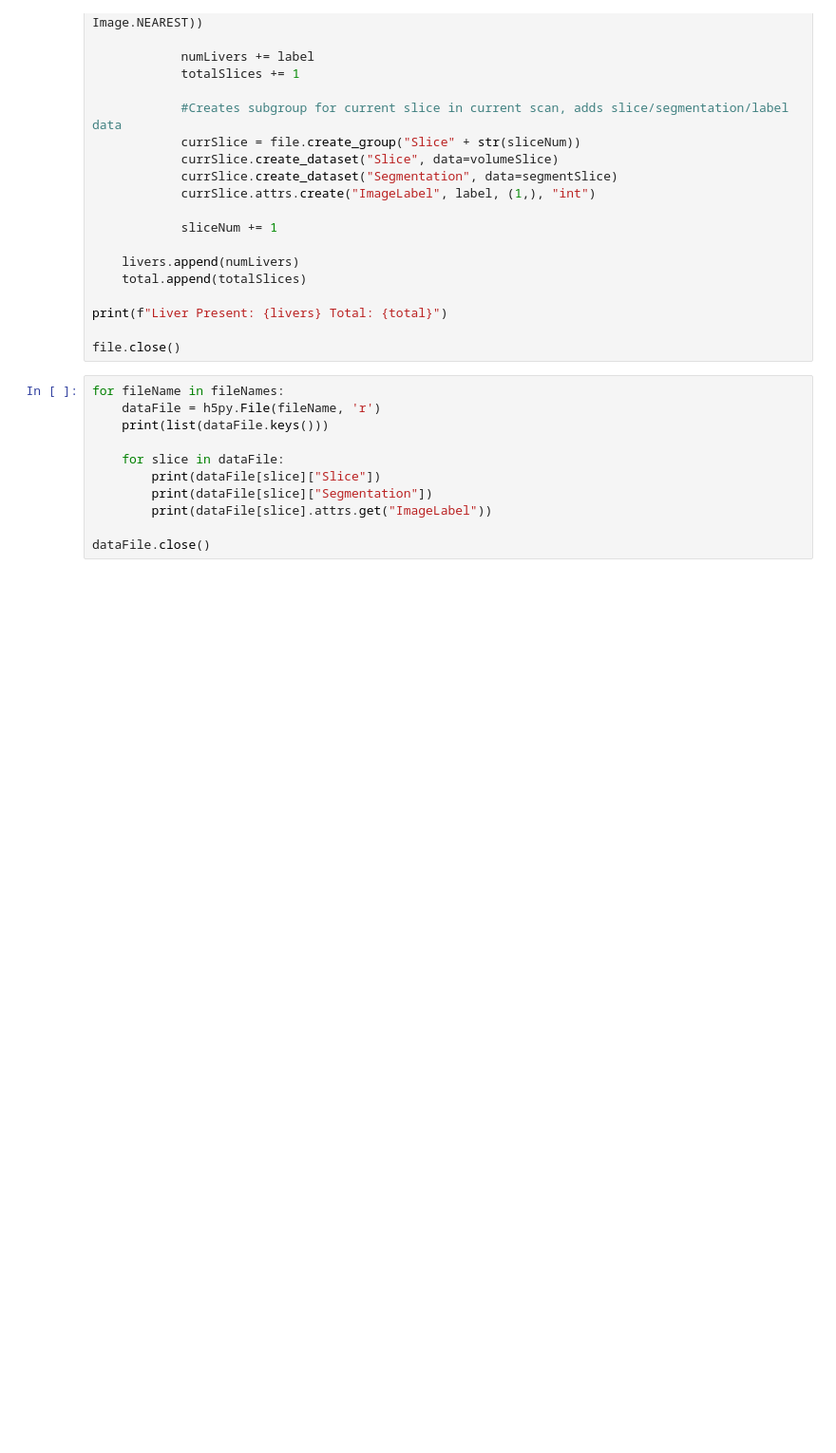
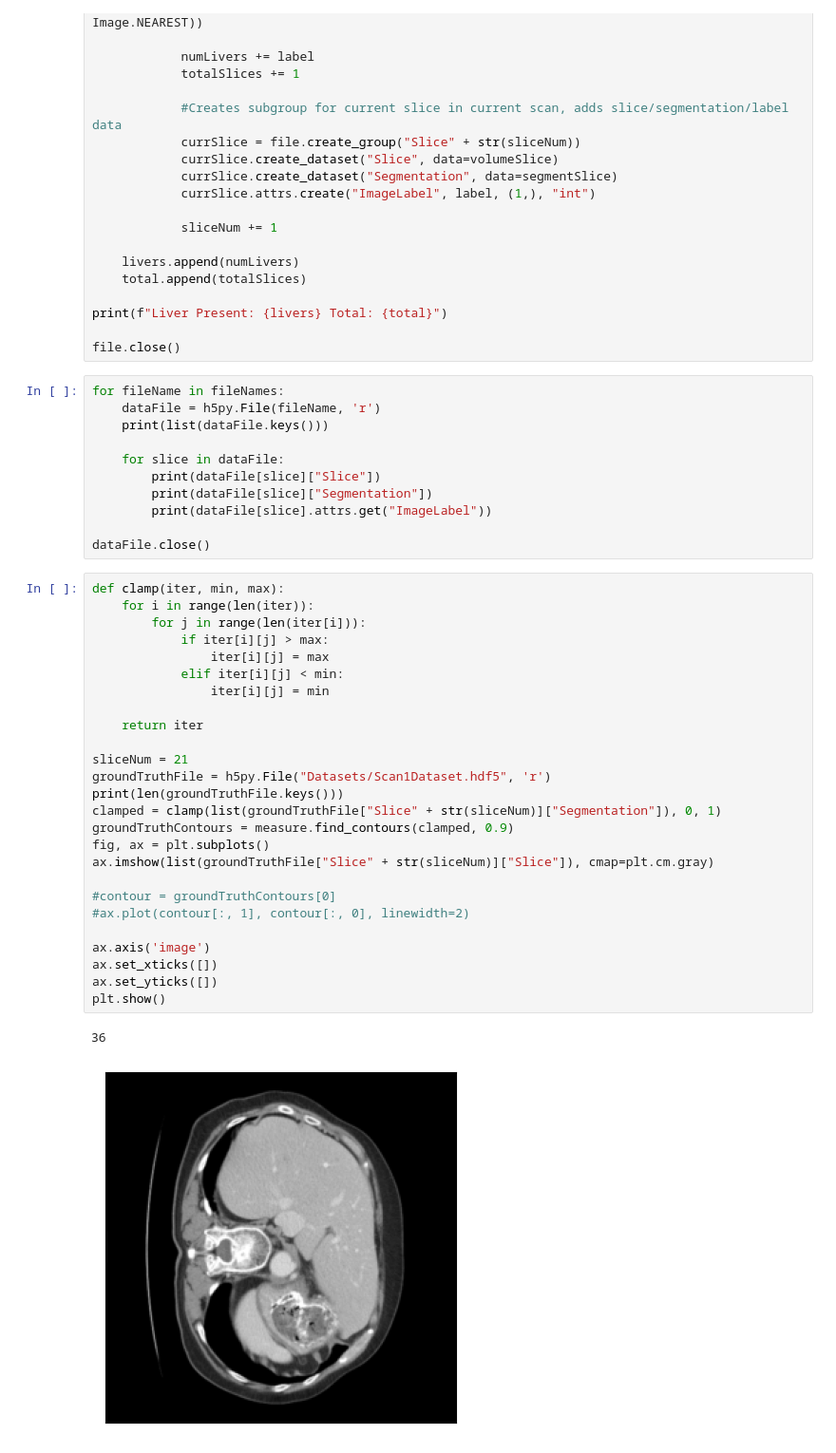
Before and after one commit to AaronMoseley/CTLiverSegmentation, a Jupyter notebook: H5FileGenerator.ipynb, the cells around one changed output. Shown: that part at 95% size. Drawn from its saved outputs; the diff is of its cells as text; blank space fills up the shorter version.

```diff
--- a/H5FileGenerator.ipynb
+++ b/H5FileGenerator.ipynb
@@ -121,3 +123,32 @@ for fileName in fileNames:
         print(dataFile[slice].attrs.get("ImageLabel"))
 
 dataFile.close()
+# %%
+def clamp(iter, min, max):
+    for i in range(len(iter)):
+        for j in range(len(iter[i])):
+            if iter[i][j] > max:
+                iter[i][j] = max
+            elif iter[i][j] < min:
+                iter[i][j] = min
+
+    return iter
+
+sliceNum = 21
+groundTruthFile = h5py.File("Datasets/Scan1Dataset.hdf5", 'r')
+print(len(groundTruthFile.keys()))
+clamped = clamp(list(groundTruthFile["Slice" + str(sliceNum)]["Segmentation"]), 0, 1)
+groundTruthContours = measure.find_contours(clamped, 0.9)
+fig, ax = plt.subplots()
+ax.imshow(list(groundTruthFile["Slice" + str(sliceNum)]["Slice"]), cmap=plt.cm.gray)
+
+#contour = groundTruthContours[0]
+#ax.plot(contour[:, 1], contour[:, 0], linewidth=2)
+
+ax.axis('image')
+ax.set_xticks([])
+ax.set_yticks([])
+plt.show()
+# %% [output]
+36
+[figure, added]
```
Also changed, not shown: parts of 2 cells of this notebook, 23 other files.
